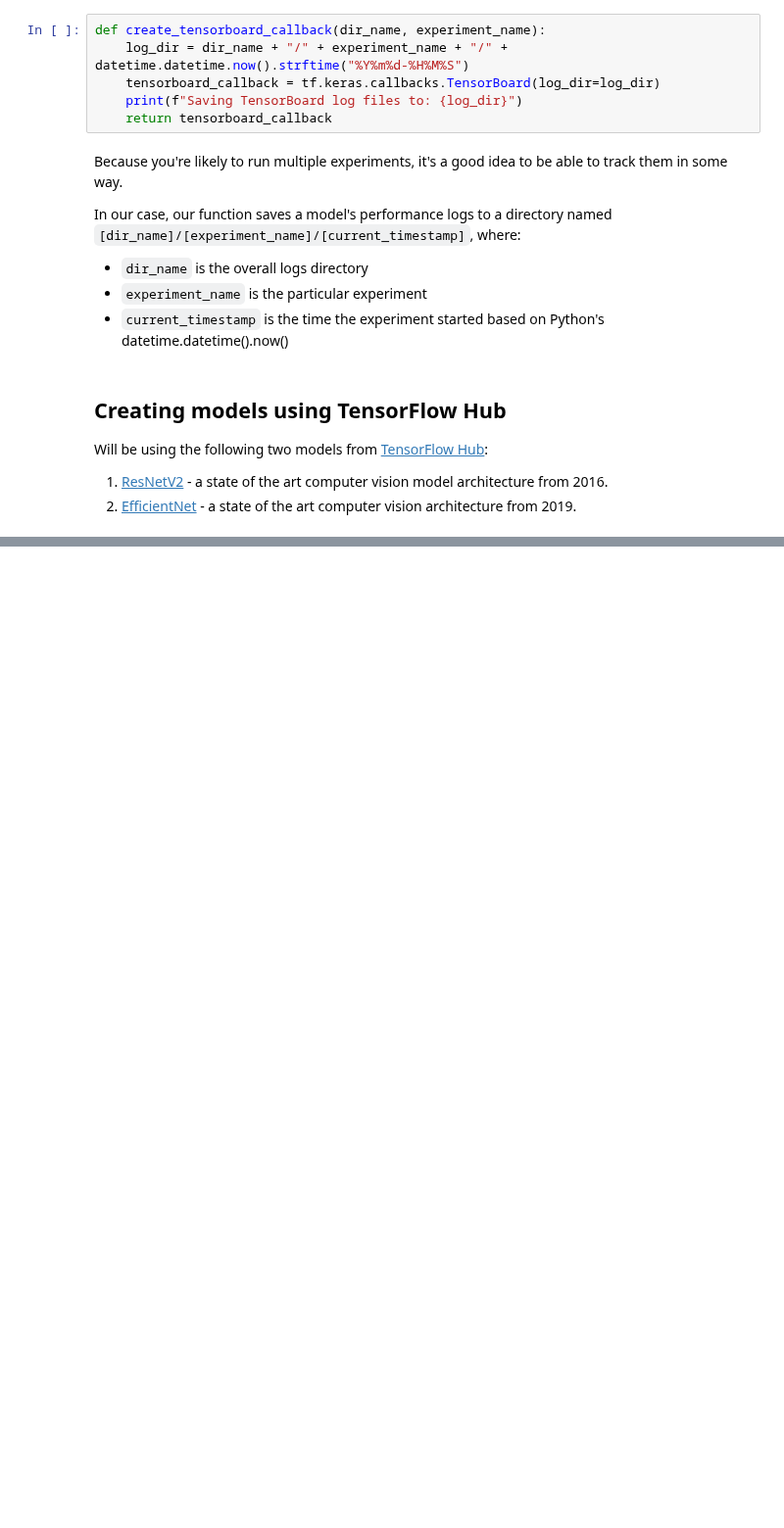
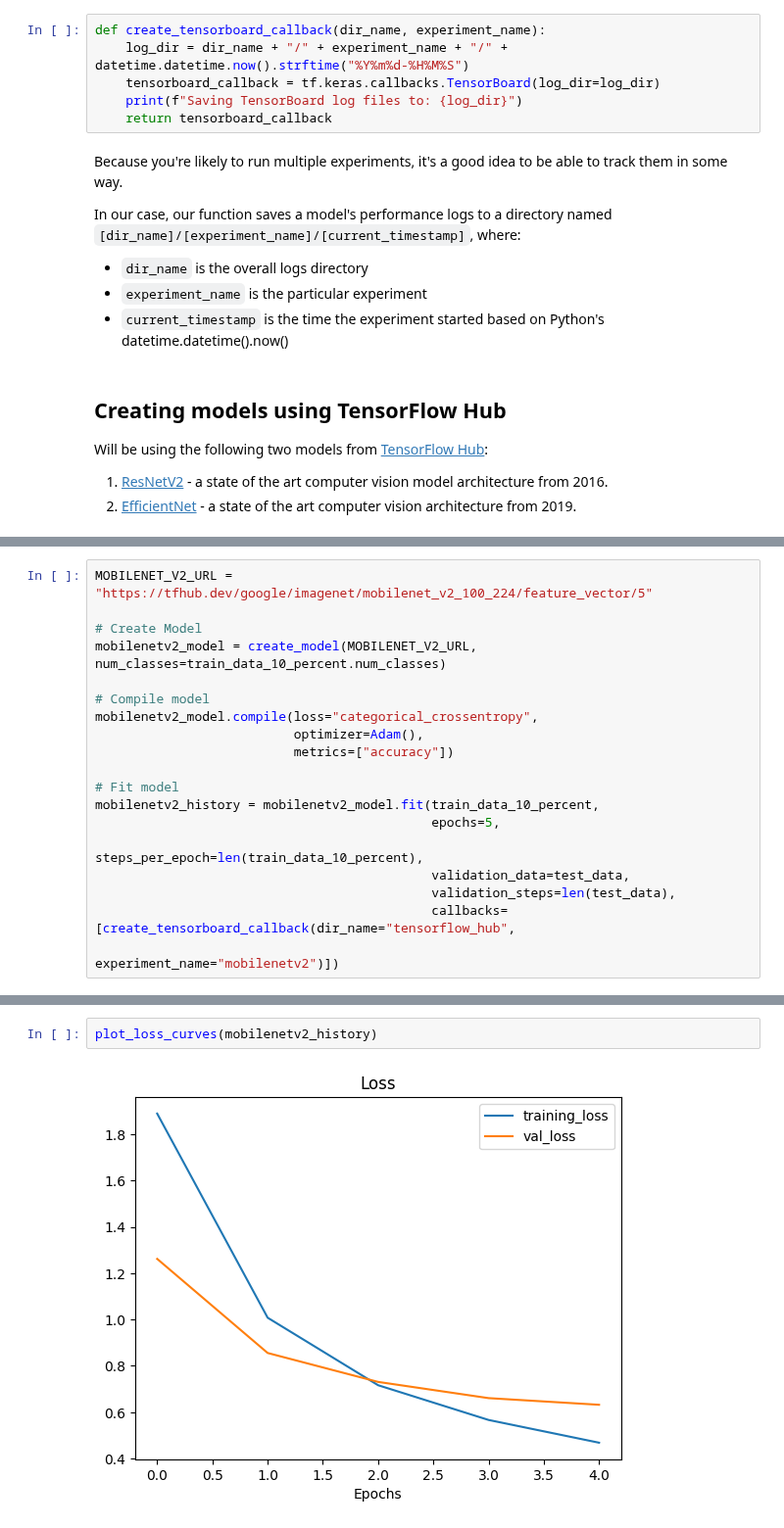
Before and after one commit to Jammal7/Introduction_to_Data_Science, a Jupyter notebook: Deep Learning/Tensorflow/04_Transfer_Learning.ipynb, the cells around one changed output, grey strips where cells are left out. Shown at 98% size. Drawn from its saved outputs; the diff is of its cells as text; blank space fills up the shorter version.

```diff
--- a/Deep Learning/Tensorflow/04_Transfer_Learning.ipynb
+++ b/Deep Learning/Tensorflow/04_Transfer_Learning.ipynb
@@ -133,0 +252,19 @@ Will be using the following two models from [TensorFlow Hub](https://tfhub.dev/)
+# %%
+MOBILENET_V2_URL = "https://tfhub.dev/google/imagenet/mobilenet_v2_100_224/feature_vector/5"
+
+# Create Model
+mobilenetv2_model = create_model(MOBILENET_V2_URL, num_classes=train_data_10_percent.num_classes)
+
+# Compile model
+mobilenetv2_model.compile(loss="categorical_crossentropy",
+                          optimizer=Adam(),
+                          metrics=["accuracy"])
+
+# Fit model
+mobilenetv2_history = mobilenetv2_model.fit(train_data_10_percent,
+                                            epochs=5,
+                                            steps_per_epoch=len(train_data_10_percent),
+                                            validation_data=test_data,
+                                            validation_steps=len(test_data),
+                                            callbacks=[create_tensorboard_callback(dir_name="tensorflow_hub",
+                                                                                   experiment_name="mobilenetv2")])
@@ -133,0 +285,4 @@ Will be using the following two models from [TensorFlow Hub](https://tfhub.dev/)
+# %%
+plot_loss_curves(mobilenetv2_history)
+# %% [output]
+[figure, added]
```
Also changed, not shown: parts of 23 cells of this notebook, 2 other files.
